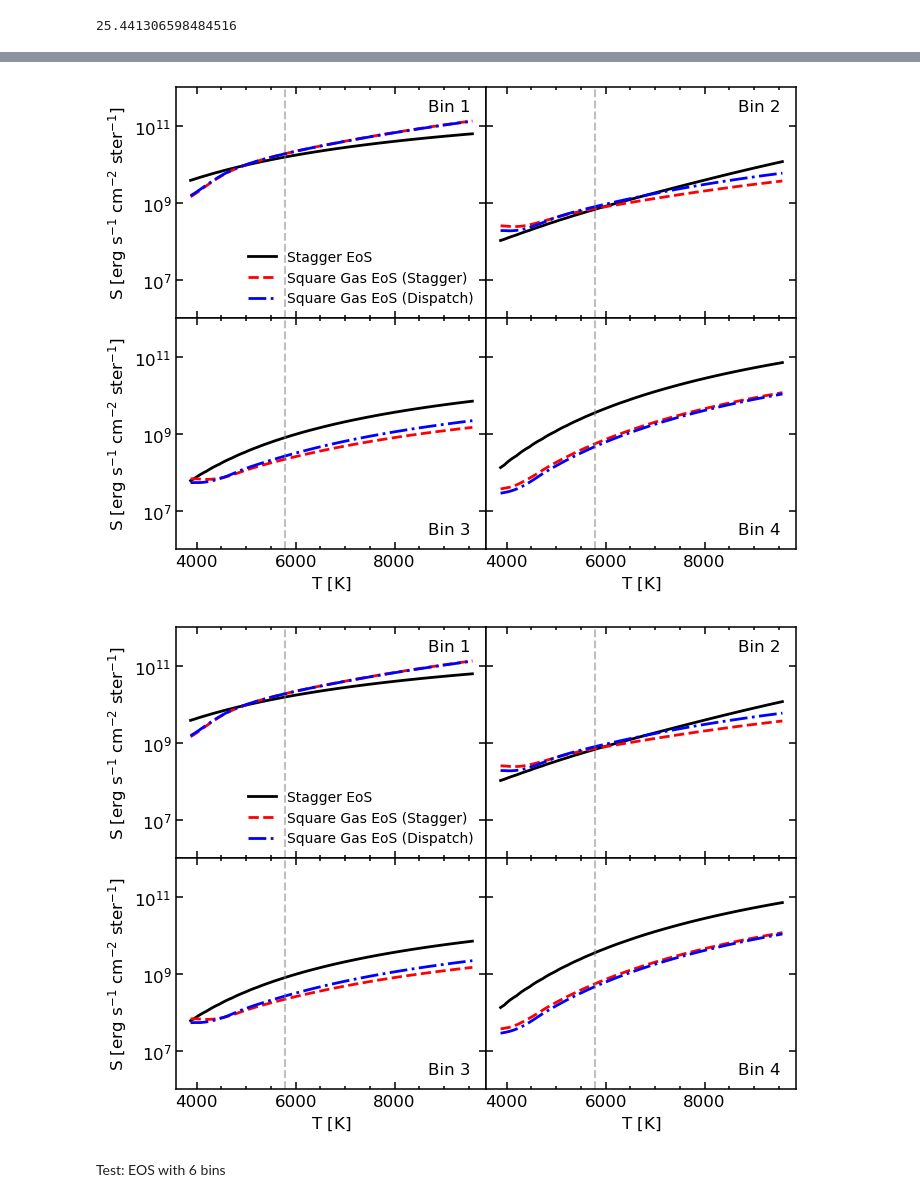
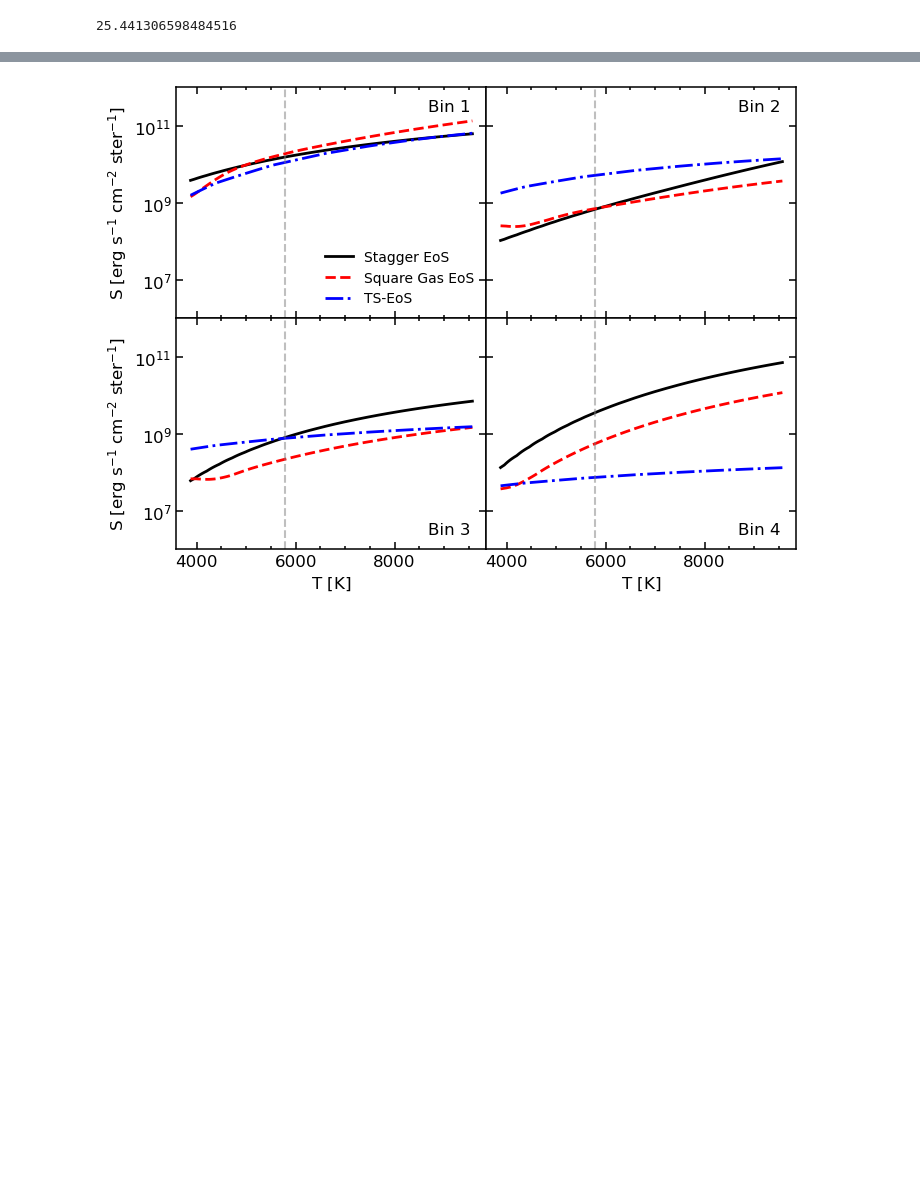
Before and after one commit to pe1995/MUST.jl, a Jupyter notebook: examples/visualize/test_squaregas.ipynb, the cells around one changed output, grey strips where cells are left out. Drawn from its saved outputs; the diff is of its cells as text; code cells hidden in the pictures; blank space fills up the shorter version.

```diff
--- a/examples/visualize/test_squaregas.ipynb
+++ b/examples/visualize/test_squaregas.ipynb
@@ -10,7 +10,7 @@ MUST.@import_dispatch "../../../dispatch2_clean/dispatch2" EOS ;
 # %%
 #sqEos  = MUST.SquareGasEOS(MUST.@in_dispatch("input_data/square_gas_1"))
 sqEos  = MUST.SquareGasEOS(MUST.@in_dispatch("input_data/solar_lte"))
-sqEos2 = MUST.SquareGasEOS(MUST.@in_dispatch("input_data/model_lte"))
+sqEos2 = MUST.SquareGasEOS(MUST.@in_dispatch("input_data/TSO_table_lines1_8bins"))
 sqEos3 = MUST.SquareGasEOS(MUST.@in_dispatch("input_data/test_bins"))
 sqEos4 = MUST.SquareGasEOS(MUST.@in_dispatch("input_data/test_bins_nlte"))
 leEos  = MUST.@legacyPythonEOS ;
@@ -191,45 +188,42 @@ ax[1,1].plot(t_profile, s1_stagger, color="k", lw=2, ls="-", label="Stagger EoS"
 ax[1,2].plot(t_profile, s2_stagger, color="k", lw=2, ls="-")
 ax[2,1].plot(t_profile, s3_stagger, color="k", lw=2, ls="-")
 ax[2,2].plot(t_profile, s4_stagger, color="k", lw=2, ls="-")
-ax[1,1].plot(t_profile, s1_sq,      color="r", lw=2, ls="--", label="Square Gas EoS (Stagger)")
+ax[1,1].plot(t_profile, s1_sq,      color="r", lw=2, ls="--", label="Square Gas EoS")
 ax[1,2].plot(t_profile, s2_sq,      color="r", lw=2, ls="--")
 ax[2,1].plot(t_profile, s3_sq,      color="r", lw=2, ls="--")
 ax[2,2].plot(t_profile, s4_sq,      color="r", lw=2, ls="--")
-ax[1,1].plot(t_profile, s1_sq2,     color="b", lw=2, ls="-.", label="Square Gas EoS (Dispatch)")
+ax[1,1].plot(t_profile, s1_sq2,     color="b", lw=2, ls="-.", label="TS-EoS")
 ax[1,2].plot(t_profile, s2_sq2,     color="b", lw=2, ls="-.")
 ax[2,1].plot(t_profile, s3_sq2,     color="b", lw=2, ls="-.")
 ax[2,2].plot(t_profile, s4_sq2,     color="b", lw=2, ls="-.")
 
 #ax[1,1].plot(t_profile, 10 .^s_5_profile, color="0.5", lw=2, ls=":", label="Solar Model")
 #ax[1,2].plot(t_profile, 10 .^s_5_profile, color="0.5", lw=2, ls=":")
 #ax[2,1].plot(t_profile, 10 .^s_5_profile, color="0.5", lw=2, ls=":")
 #ax[2,2].plot(t_profile, 10 .^s_5_profile, color="0.5", lw=2, ls=":")
 
 ax[1,1].set_yscale("log")
 ax[1,1].set_ylabel(@L_str("\\rm S \\ [erg \\ s^{-1} \\ cm^{-2} \\ ster^{-1}]"), fontsize="large")
 ax[2,1].set_ylabel(@L_str("\\rm S \\ [erg \\ s^{-1} \\ cm^{-2} \\ ster^{-1}]"), fontsize="large")
 ax[2,1].set_xlabel(@L_str("\\rm T\\ [K]"), fontsize="large")
 ax[2,2].set_xlabel(@L_str("\\rm T\\ [K]"), fontsize="large")
 
 ax[1,1].text(0.95,0.95,"Bin 1", transform=ax[1,1].transAxes, fontsize="large", ha="right", va="top")
 ax[1,2].text(0.95,0.95,"Bin 2", transform=ax[1,2].transAxes, fontsize="large", ha="right", va="top")
 ax[2,1].text(0.95,0.05,"Bin 3", transform=ax[2,1].transAxes, fontsize="large", ha="right", va="bottom")
 ax[2,2].text(0.95,0.05,"Bin 4", transform=ax[2,2].transAxes, fontsize="large", ha="right", va="bottom")
 
 for a in ax
     a.axvline(5777.0, color="0.5", ls="--", alpha=0.5)
 end
 
 ax[1].set_ylim(1e6, 1e12)
 
 ax[1].legend(framealpha=0, loc="lower right")
 #ax[1].set_xlim(4200,9800)
 
 f.savefig("comparison_src_$(save_name)_eos.pdf");
 
-gcf()
+#gcf()
 # %% [output]
-[figure, old version]
+[figure, new version]
-[figure, removed]
-# %% [markdown]
-Test: EOS with 6 bins
```
Also changed, not shown: parts of 3 cells of this notebook, 20 other files.
